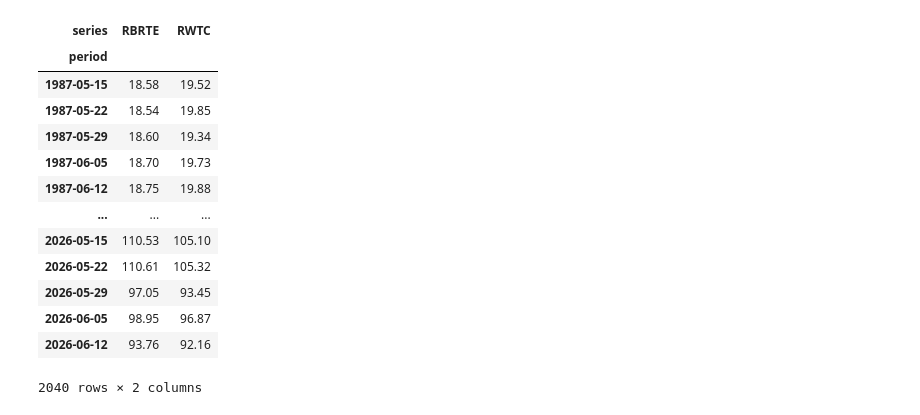
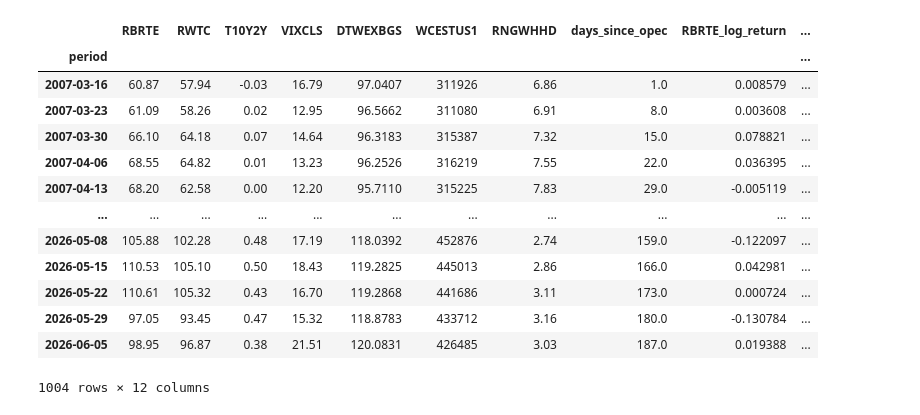
Before and after one commit to beniciouhart/regime-detection, a Jupyter notebook: notebooks/data_ingestion.ipynb, the cells around one changed output. Drawn from its saved outputs; the diff is of its cells as text; code cells hidden in the pictures.

```diff
--- a/notebooks/data_ingestion.ipynb
+++ b/notebooks/data_ingestion.ipynb
@@ -35,22 +156,26 @@ df.head()
-# %%
-df['period'] = pd.to_datetime(df['period']) # Clean the period to datetime type
-df['value'] = pd.to_numeric(df['value'], errors= 'coerce') # Clean the value (spot price) to numeric
-df = df[['period', 'value', 'series']]
-df_wide = df.pivot(index='period', columns = 'series', values= 'value')
-df_wide = df_wide.dropna()
-df_wide
-# %% [output]
-| series | RBRTE | RWTC |
-| period |  |  |
-| 1987-05-15 | 18.58 | 19.52 |
-| 1987-05-22 | 18.54 | 19.85 |
-| 1987-05-29 | 18.60 | 19.34 |
-| 1987-06-05 | 18.70 | 19.73 |
-| 1987-06-12 | 18.75 | 19.88 |
-| ... | ... | ... |
-| 2026-05-15 | 110.53 | 105.10 |
-| 2026-05-22 | 110.61 | 105.32 |
-| 2026-05-29 | 97.05 | 93.45 |
-| 2026-06-05 | 98.95 | 96.87 |
-| 2026-06-12 | 93.76 | 92.16 |
-2040 rows × 2 columns
+# %%
+
+def get_merged_df(eia_spot_pet_df=fetch_eia_series_pet(), eia_spot_gas_df=fetch_eia_series_gas(), eia_stock_df=fetch_eia_stock(),fred_df=fetch_fred_series()):
+    # Get and merge eia and fred data
+    df = pd.merge(left=eia_spot_pet_df, right=fred_df,left_index = True, right_index = True, how= 'inner')
+    df = pd.merge(left=df, right=eia_stock_df, left_index = True, right_index = True, how = 'inner')
+    df = pd.merge(left=df, right= eia_spot_gas_df, left_index = True, right_index = True, how = 'inner' )
+    df = df.copy().reset_index().sort_values('period')
+
+    # Get and merge opec meeting dates, and the time since a meeting (these are big events for the market)
+
+    opec_dates = pd.read_csv('data/meetings.csv', parse_dates=['date']).sort_values('date')
+
+    df = pd.merge_asof(df, opec_dates.assign(last_opec=opec_dates['date']),
+                    left_on='period', right_on='date', direction='backward') #merge_asof used for timeseries data where the dates don't match, finds the closest date in the rightmost df and returns that value for all rows matches, here we use backward to get the most recent date, forward would get the soonest.
+
+    df['days_since_opec'] = (df['period'] - df['last_opec']).dt.days
+    df = df.drop(columns=['date', 'last_opec'])
+
+    return df.set_index('period')
+# %%
+def compute_returns(df=get_merged_df(), method= 'log',series_ids= ['RBRTE','RWTC', 'RNGWHHD']):
+    df = df.copy()
+    for id in series_ids:
+        df[id + '_log_return'] = np.log(df[id]/ df[id].shift(1))
+    return df.dropna()
@@ -56,0 +193,23 @@ df_wide
+# %%
+def series_diff(df, series_ids=['WCESTUS1']):
+    df = df.copy()
+    for id in series_ids:
+        df[id + '_w_change'] = df[id].diff()
+    return df
+
+series_diff(compute_returns(get_merged_df()))
+# %% [output]
+|  | RBRTE | RWTC | T10Y2Y | VIXCLS | DTWEXBGS | WCESTUS1 | RNGWHHD | days_since_opec | RBRTE_log_return | ... |
+| period |  |  |  |  |  |  |  |  |  | ... |
+| 2007-03-16 | 60.87 | 57.94 | -0.03 | 16.79 | 97.0407 | 311926 | 6.86 | 1.0 | 0.008579 | ... |
+| 2007-03-23 | 61.09 | 58.26 | 0.02 | 12.95 | 96.5662 | 311080 | 6.91 | 8.0 | 0.003608 | ... |
+| 2007-03-30 | 66.10 | 64.18 | 0.07 | 14.64 | 96.3183 | 315387 | 7.32 | 15.0 | 0.078821 | ... |
+| 2007-04-06 | 68.55 | 64.82 | 0.01 | 13.23 | 96.2526 | 316219 | 7.55 | 22.0 | 0.036395 | ... |
+| 2007-04-13 | 68.20 | 62.58 | 0.00 | 12.20 | 95.7110 | 315225 | 7.83 | 29.0 | -0.005119 | ... |
+| ... | ... | ... | ... | ... | ... | ... | ... | ... | ... | ... |
+| 2026-05-08 | 105.88 | 102.28 | 0.48 | 17.19 | 118.0392 | 452876 | 2.74 | 159.0 | -0.122097 | ... |
+| 2026-05-15 | 110.53 | 105.10 | 0.50 | 18.43 | 119.2825 | 445013 | 2.86 | 166.0 | 0.042981 | ... |
+| 2026-05-22 | 110.61 | 105.32 | 0.43 | 16.70 | 119.2868 | 441686 | 3.11 | 173.0 | 0.000724 | ... |
+| 2026-05-29 | 97.05 | 93.45 | 0.47 | 15.32 | 118.8783 | 433712 | 3.16 | 180.0 | -0.130784 | ... |
+| 2026-06-05 | 98.95 | 96.87 | 0.38 | 21.51 | 120.0831 | 426485 | 3.03 | 187.0 | 0.019388 | ... |
+1004 rows × 12 columns
```
Also changed, not shown: parts of 25 cells of this notebook, 13 other files.
